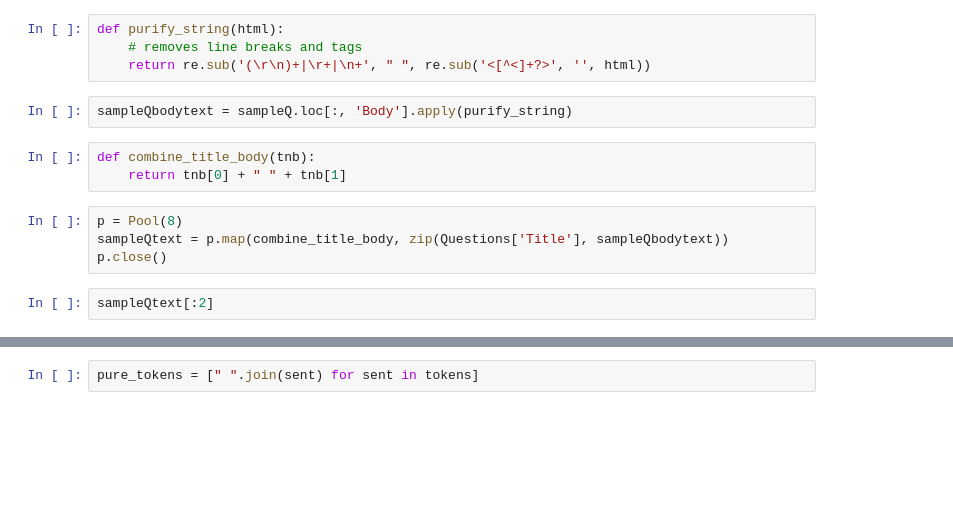
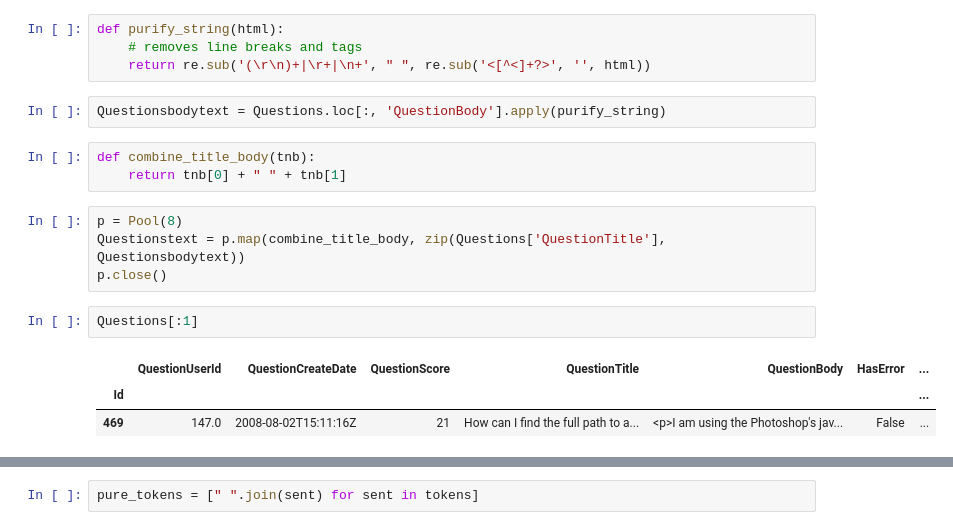
Before and after one commit to tjann/dmafinal, a Jupyter notebook: EDA.ipynb, the cells around one changed output, grey strips where cells are left out. Saved outputs shown, nothing was run; the diff lists cells and outputs as text; blank space fills up the shorter version.

```diff
--- a/EDA.ipynb
+++ b/EDA.ipynb
@@ -46,16 +248,20 @@ def purify_string(html):
     # removes line breaks and tags
     return re.sub('(\r\n)+|\r+|\n+', " ", re.sub('<[^<]+?>', '', html))
 # %%
-sampleQbodytext = sampleQ.loc[:, 'Body'].apply(purify_string)
+Questionsbodytext = Questions.loc[:, 'QuestionBody'].apply(purify_string)
 # %%
 def combine_title_body(tnb):
     return tnb[0] + " " + tnb[1]
 # %%
 p = Pool(8)
-sampleQtext = p.map(combine_title_body, zip(Questions['Title'], sampleQbodytext))
+Questionstext = p.map(combine_title_body, zip(Questions['QuestionTitle'], Questionsbodytext))
 p.close()
-# %%
-sampleQtext[:2]
+# %%
+Questions[:1]
+# %% [output]
+|  | QuestionUserId | QuestionCreateDate | QuestionScore | QuestionTitle | QuestionBody | HasError | ... |
+| Id |  |  |  |  |  |  | ... |
+| 469 | 147.0 | 2008-08-02T15:11:16Z | 21 | How can I find the full path to a... | <p>I am using the Photoshop's jav... | False | ... |
 # %%
 lem = WordNetLemmatizer()
 def cond_tokenize(t):
```
Also changed, not shown: parts of 59 cells of this notebook.
